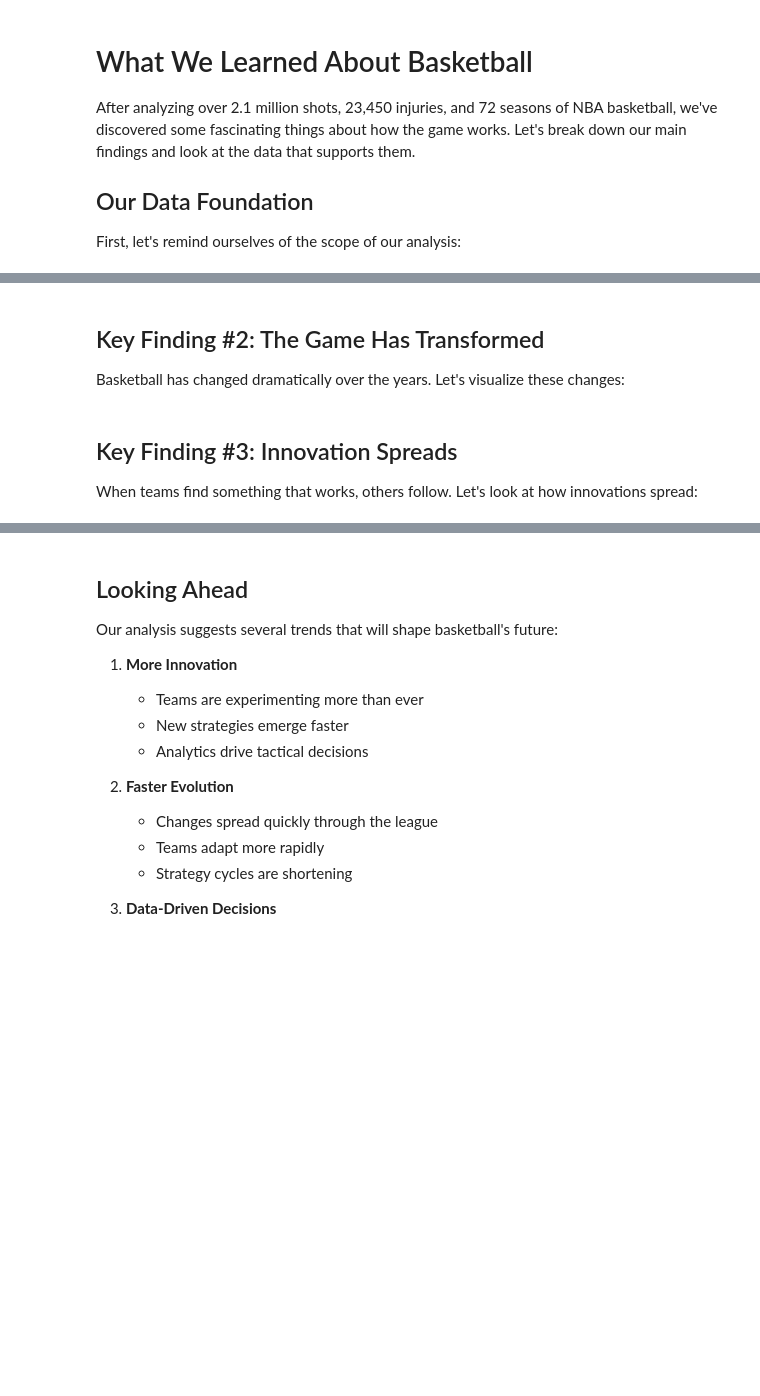
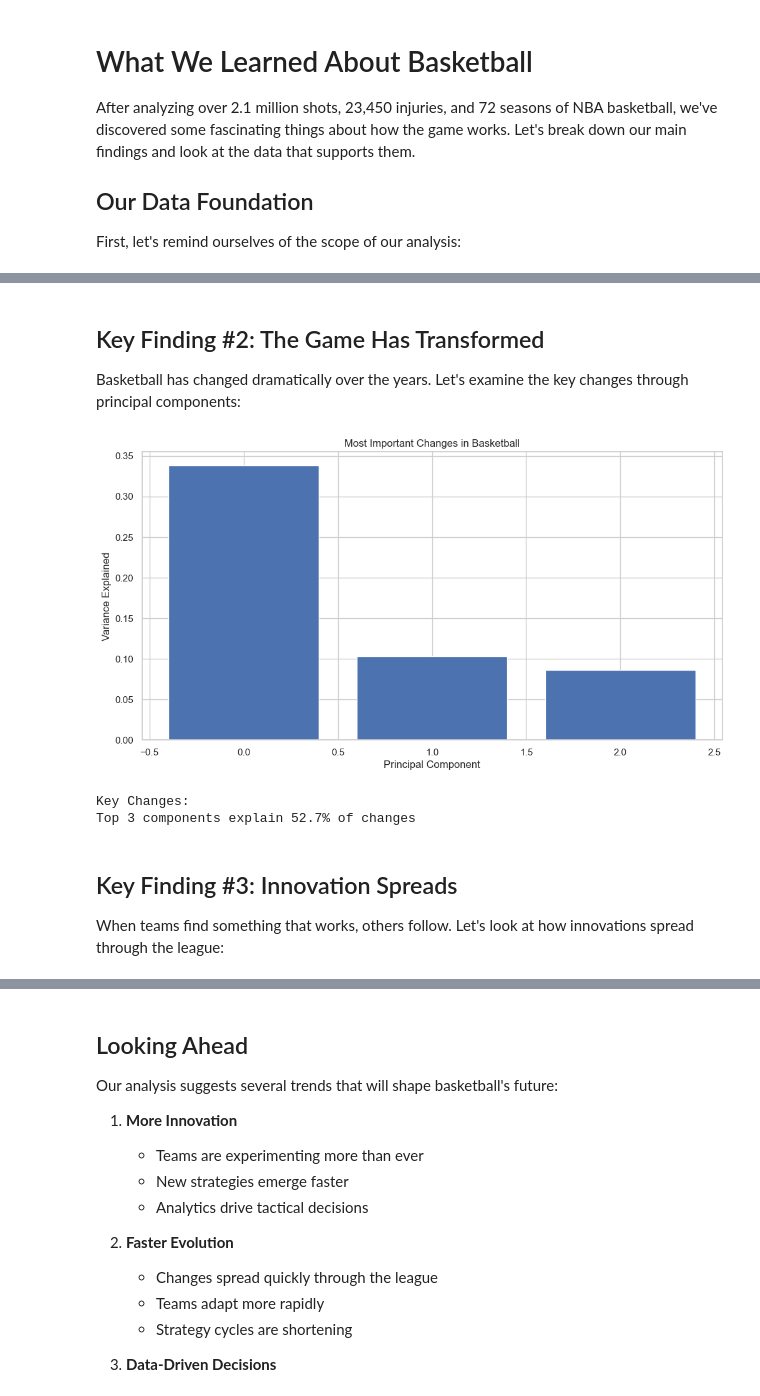
Before and after one commit to lukelittle/csca5632-final-project, a Jupyter notebook: notebooks/07_conclusions.ipynb, the cells around one changed output, grey strips where cells are left out. Drawn from its saved outputs; the diff is of its cells as text; code cells hidden in the pictures; blank space fills up the shorter version.

```diff
--- a/notebooks/07_conclusions.ipynb
+++ b/notebooks/07_conclusions.ipynb
@@ -55,4 +92,4 @@ for style in style_comparison.index:
 # %% [markdown]
 ## Key Finding #2: The Game Has Transformed
 
-Basketball has changed dramatically over the years. Let's visualize these changes:
+Basketball has changed dramatically over the years. Let's examine the key changes through principal components:
@@ -80,4 +96,23 @@ for metric in evolution_metrics:
+# %%
+# Analyze evolution through principal components
+explained_variance = analysis_results['pca']['explained_variance_ratio']
+top_components = 3
+
+plt.figure(figsize=(12, 6))
+plt.bar(range(top_components), explained_variance[:top_components])
+plt.title('Most Important Changes in Basketball')
+plt.xlabel('Principal Component')
+plt.ylabel('Variance Explained')
+plt.show()
+
+print("\nKey Changes:")
+total_variance = sum(explained_variance[:top_components])
+print(f"Top {top_components} components explain {total_variance*100:.1f}% of changes")
+# %% [output]
+[figure, added]
+Key Changes:
+Top 3 components explain 52.7% of changes
 # %% [markdown]
 ## Key Finding #3: Innovation Spreads
 
-When teams find something that works, others follow. Let's look at how innovations spread:
+When teams find something that works, others follow. Let's look at how innovations spread through the league:
```
Also changed, not shown: parts of 9 cells of this notebook, 2 other files.
